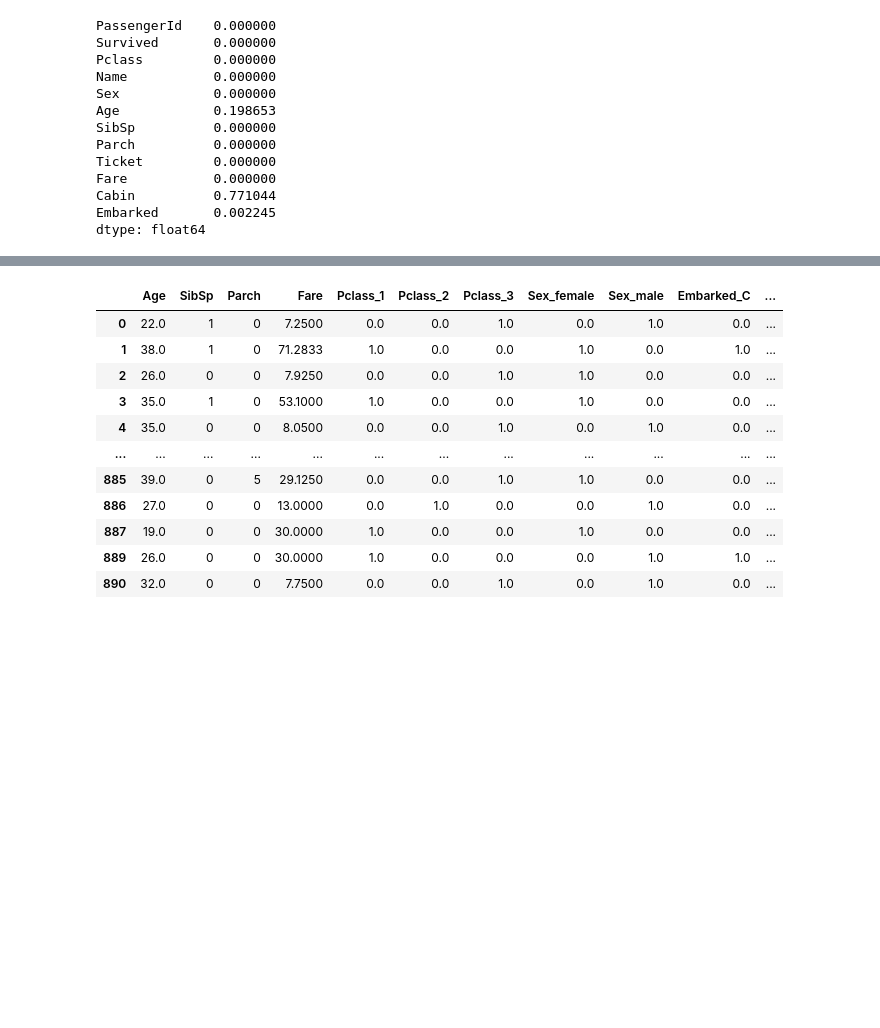
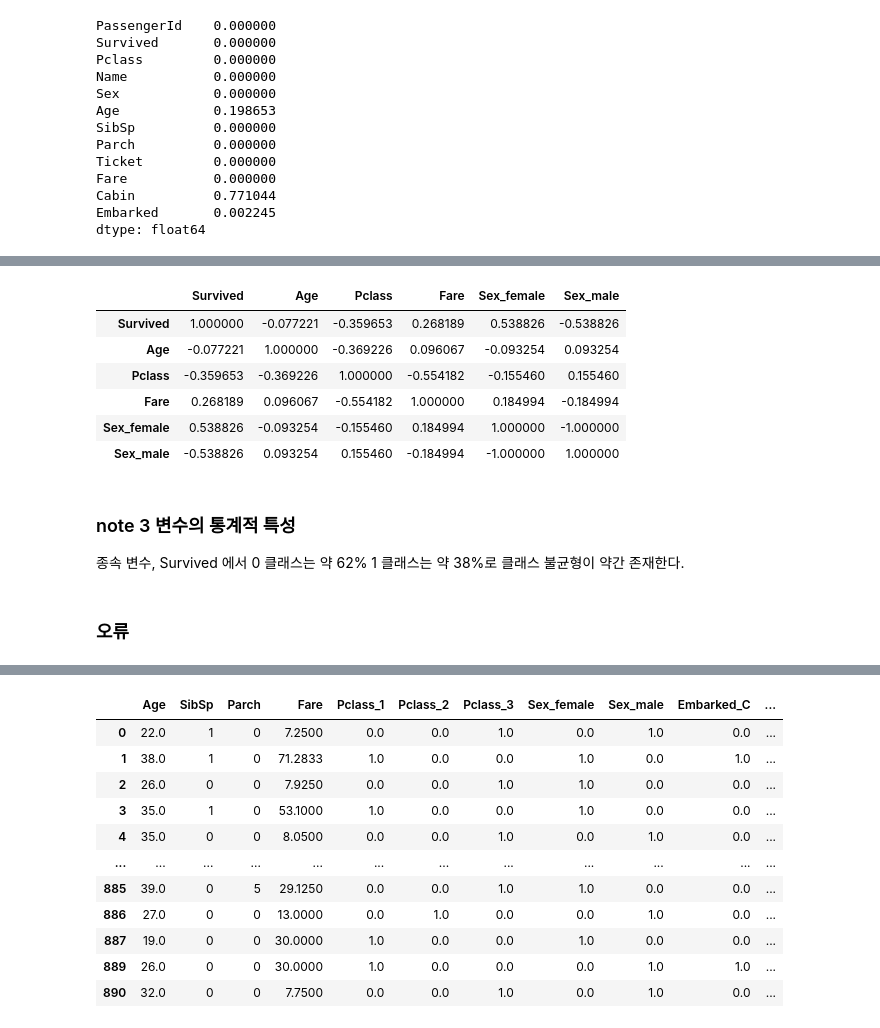
Before and after one commit to Song-Juntae/kaggle, a Jupyter notebook: getting_started/titanic/titanic.ipynb, the cells around one changed output, grey strips where cells are left out. Drawn from its saved outputs; the diff is of its cells as text; code cells hidden in the pictures; blank space fills up the shorter version.

```diff
--- a/getting_started/titanic/titanic.ipynb
+++ b/getting_started/titanic/titanic.ipynb
@@ -241,0 +303,16 @@ dtype: float64
+# %%
+pd.get_dummies(df_train[['Survived','Sex','Age','Pclass','Fare']].dropna()).corr()
+# %% [output]
+|  | Survived | Age | Pclass | Fare | Sex_female | Sex_male |
+| Survived | 1.000000 | -0.077221 | -0.359653 | 0.268189 | 0.538826 | -0.538826 |
+| Age | -0.077221 | 1.000000 | -0.369226 | 0.096067 | -0.093254 | 0.093254 |
+| Pclass | -0.359653 | -0.369226 | 1.000000 | -0.554182 | -0.155460 | 0.155460 |
+| Fare | 0.268189 | 0.096067 | -0.554182 | 1.000000 | 0.184994 | -0.184994 |
+| Sex_female | 0.538826 | -0.093254 | -0.155460 | 0.184994 | 1.000000 | -1.000000 |
+| Sex_male | -0.538826 | 0.093254 | 0.155460 | -0.184994 | -1.000000 | 1.000000 |
+# %% [markdown]
+### note 3 변수의 통계적 특성
+
+종속 변수, Survived 에서 0 클래스는 약 62% 1 클래스는 약 38%로 클래스 불균형이 약간 존재한다.
+# %% [markdown]
+### 오류
```
Also changed, not shown: parts of 14 cells of this notebook.
